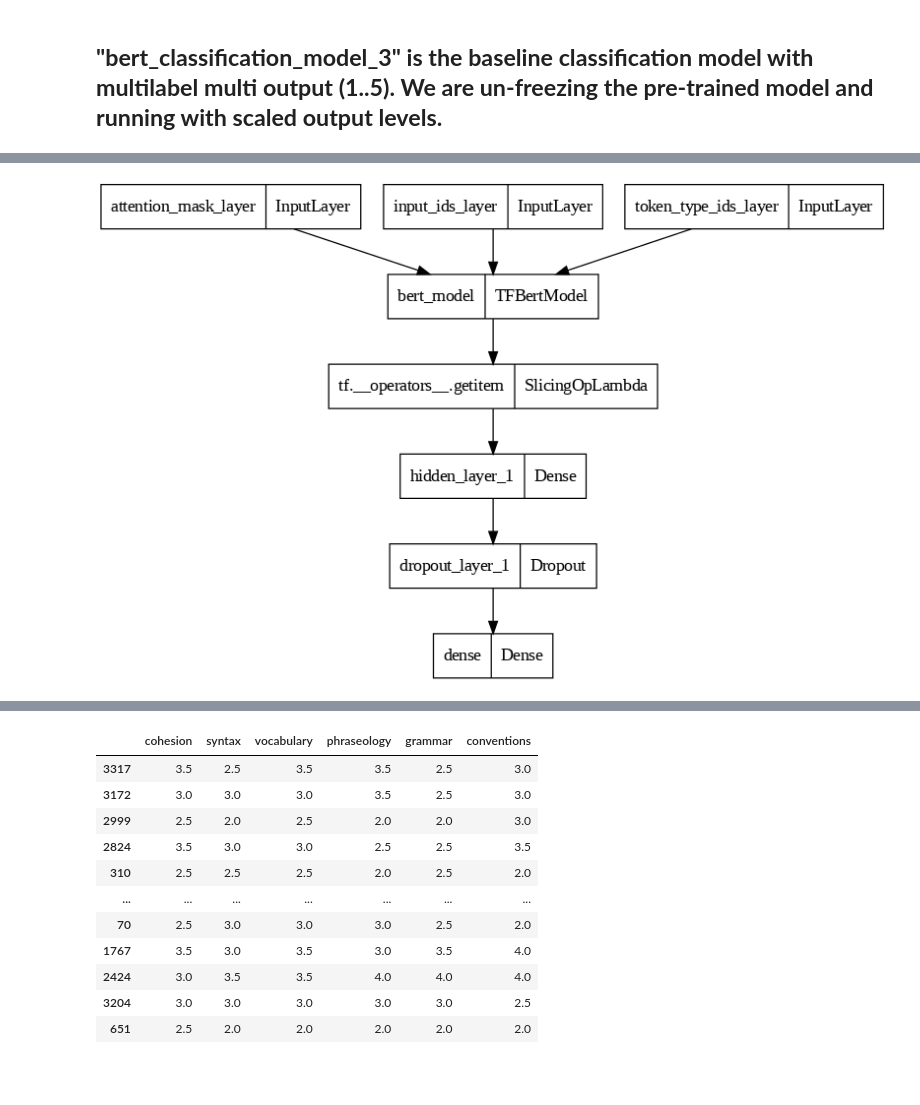
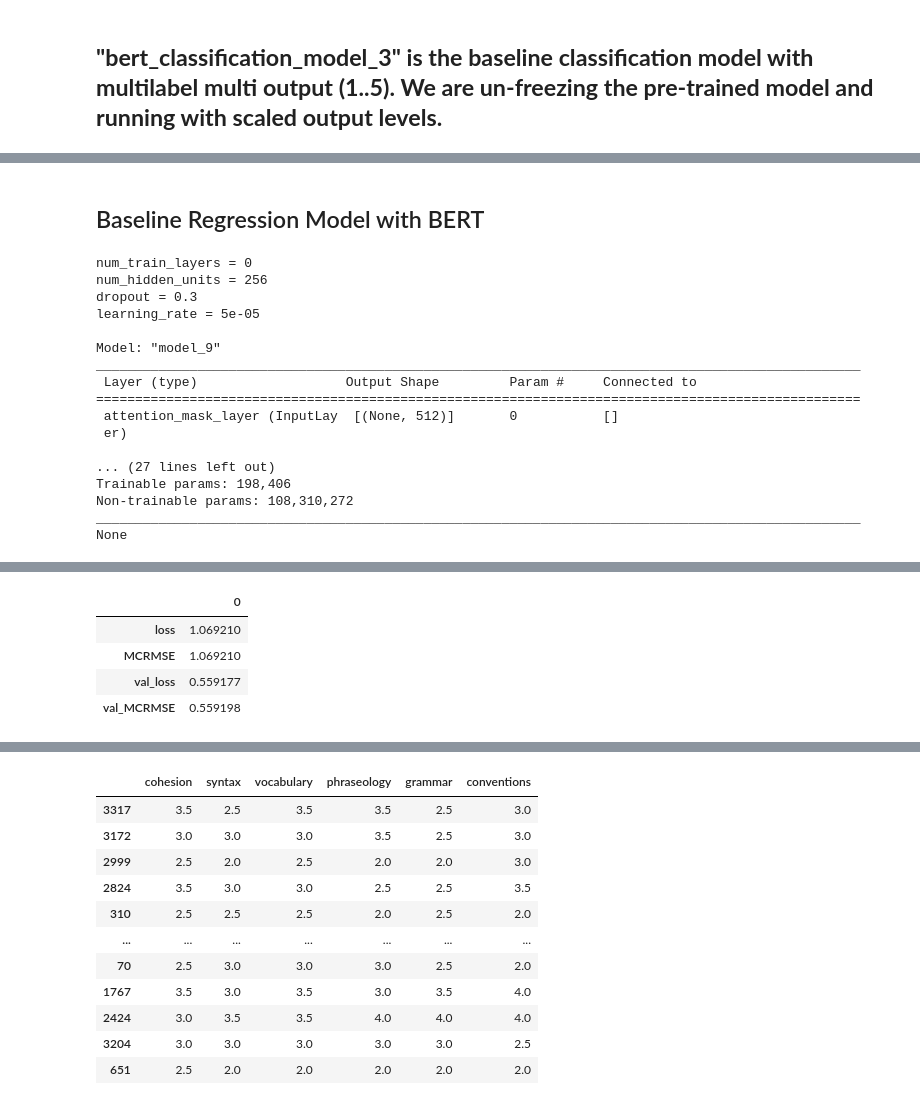
Before and after one commit to heesukjang/W266_NLP_With_DeepLearning, a Jupyter notebook: Final_Project/onlyRegression_withBERT_3_25_2023.ipynb, the cells around one changed output, grey strips where cells are left out. Cells and saved outputs as stored; diff of their text form; code cells hidden in the pictures; blank space fills up the shorter version.

```diff
--- a/Final_Project/onlyRegression_withBERT_3_25_2023.ipynb
+++ b/Final_Project/onlyRegression_withBERT_3_25_2023.ipynb
@@ -1294,0 +1092,6 @@ plot_loss_accuracy(bert_classification_model_3_history_df, cat_label_cols)
+# %%
+from transformers import BertTokenizer, TFBertModel
+
+model_checkpoint == 'bert-base-cased':
+bert_model = TFBertModel.from_pretrained(model_checkpoint)            # case sensitive (care about upper and lower case)
+bert_tokenizer = BertTokenizer.from_pretrained(model_checkpoint)
@@ -1294,0 +1100,3 @@ plot_loss_accuracy(bert_classification_model_3_history_df, cat_label_cols)
+# %%
+MAX_LENGTH = 512
+NUM_CLASSES = 9
@@ -1399,4 +1195,49 @@ WARNING:tensorflow:Gradients do not exist for variables ['bert_model/bert/pooler
+# %% [markdown]
+## Baseline Regression Model with BERT
 # %%
-keras.utils.plot_model(regression_model, show_shapes=False, show_dtype=False, show_layer_names=True, dpi=90)
+baseline_regression_with_bert = regression_model_with_bert(num_train_layers=0)
+
+def display_summary_and_plot_model(model):
+  print(model.summary())
+  keras.utils.plot_model(model, show_shapes=False, show_dtype=False, show_layer_names=True, dpi=90)
+
+display_summary_and_plot_model(baseline_regression_with_bert)
 # %% [output]
-[figure, removed]
+num_train_layers = 0
+num_hidden_units = 256
+dropout = 0.3
+learning_rate = 5e-05
+
+Model: "model_9"
+__________________________________________________________________________________________________
+ Layer (type)                   Output Shape         Param #     Connected to
+==================================================================================================
+ attention_mask_layer (InputLay  [(None, 512)]       0           []
+ er)
+
+... (27 lines left out)
+Trainable params: 198,406
+Non-trainable params: 108,310,272
+__________________________________________________________________________________________________
+None
+# %%
+def train_regression(model):
+  regression_model_history = baseline_regression_with_bert.fit([train_encodings.input_ids,
+                                                  #  train_encodings.token_type_ids,
+                                                  train_encodings.attention_mask
+                                                  ],
+                                                  y_train,
+                                                  validation_data =([val_encodings.input_ids,
+                                                                    #  val_encodings.token_type_ids,
+                                                                    val_encodings.attention_mask
+                                                                    ],
+                                                                    y_val
+                                                                  ),
+                                                  batch_size = 8,
+                                                  epochs = 1
+                                                  )
+  regression_model_df = pd.DataFrame(regression_model_history.history)
+  return regression_model_df.T
+
+train_regression(baseline_regression_with_bert)
+# %% [output]
@@ -1403 +1245,6 @@ keras.utils.plot_model(regression_model, show_shapes=False, show_dtype=False, sh
+|  | 0 |
+| loss | 1.069210 |
+| MCRMSE | 1.069210 |
+| val_loss | 0.559177 |
+| val_MCRMSE | 0.559198 |
 # %%
```
Also changed, not shown: parts of 34 cells of this notebook.
